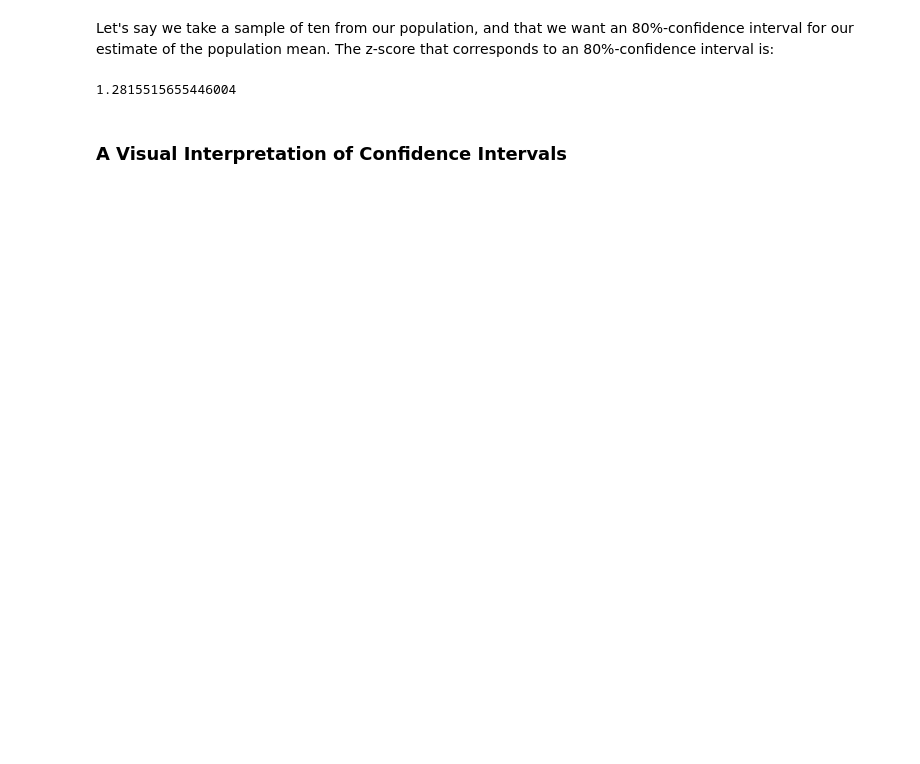
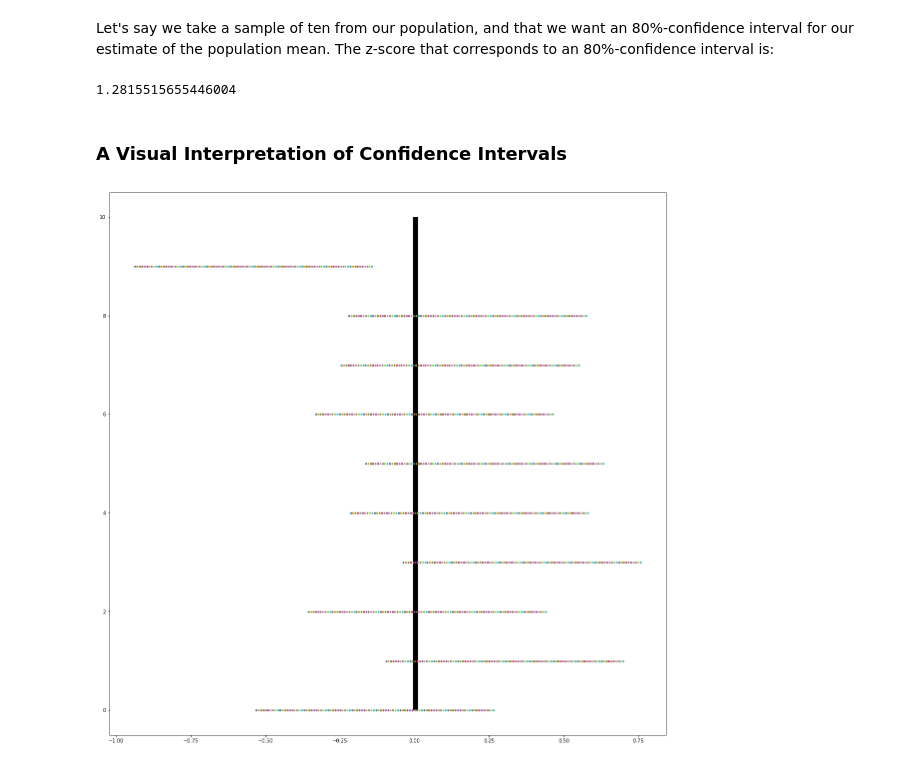
Before and after one commit to kayschulz/CLT-and-CIs-ds-040119, a Jupyter notebook: sampling_the_clt_and_confidence_intervals.ipynb, the cells around one changed output. Drawn from its saved outputs; the diff is of its cells as text; code cells hidden in the pictures; blank space fills up the shorter version.

```diff
--- a/sampling_the_clt_and_confidence_intervals.ipynb
+++ b/sampling_the_clt_and_confidence_intervals.ipynb
@@ -173,0 +179,16 @@ conf
+# %%
+# Plotting CIs
+
+intervals = []
+for j in range(10): #number of intervals
+    sample = random.sample(pop, 10)
+    step = np.std(list(pop)) / np.sqrt(10)
+    x_min = np.mean(sample) - step * conf
+    x_max = np.mean(sample) + step * conf
+    intervals.append(np.linspace(x_min, x_max, 100))
+
+plt.figure(figsize=(20,20))
+plt.plot(intervals, range(10), '.')
+plt.vlines(np.mean(list(pop)), 0, 10, lw=10);
+# %% [output]
+[figure, added]
```
Also changed, not shown: parts of 6 cells of this notebook.
